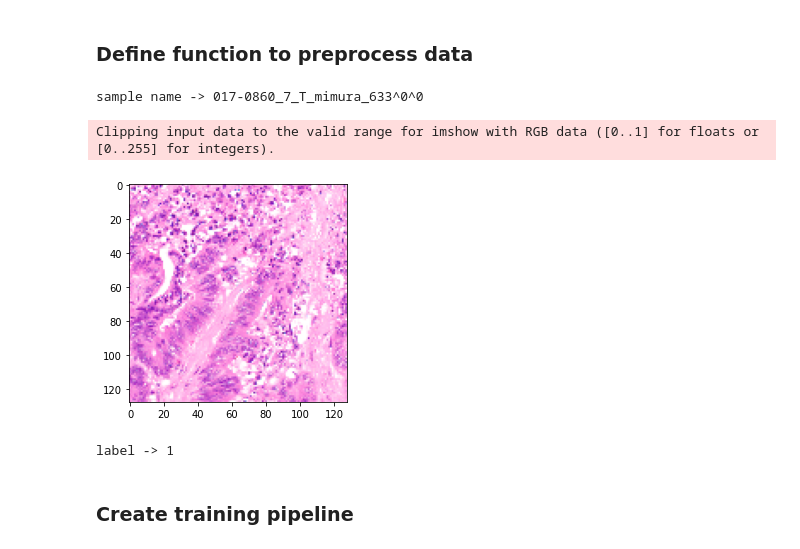
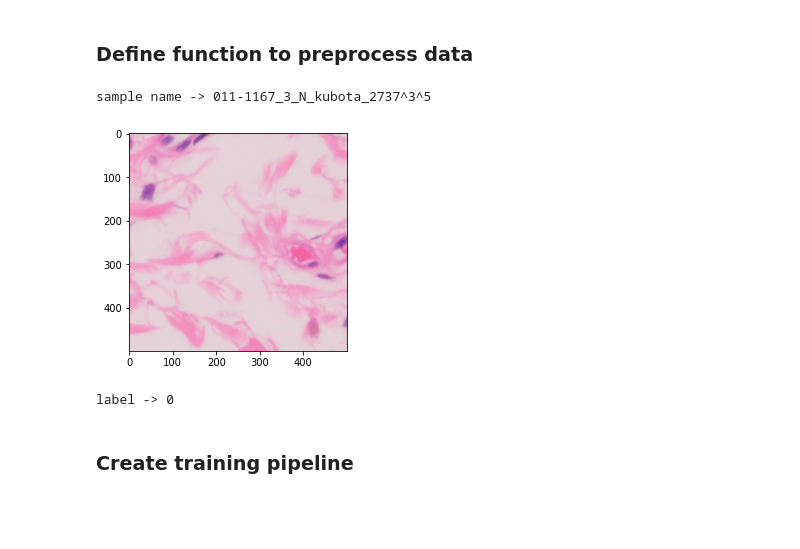
Before and after one commit to yutatanamoto/colorectal-cancer-pathological-diagnosis, a Jupyter notebook: notebooks/devide-image-finetune-vgg.ipynb, the cells around one changed output. Saved outputs shown, nothing was run; the diff lists cells and outputs as text; code cells hidden in the pictures; blank space fills up the shorter version.

Commit message:
:beers: change dataset source format drastically
change dataset source format drastically to achieve split image inside flow of dataset pipeline

```diff
--- a/notebooks/devide-image-finetune-vgg.ipynb
+++ b/notebooks/devide-image-finetune-vgg.ipynb
@@ -23,17 +24,17 @@ from scipy.ndimage import gaussian_filter, map_coordinates
 # %% [markdown]
 ## Define global constants
 # %%
-image_dir = '../datasets/pathologocal_images_JPEG'
+image_dir = '../datasets/pathological_images_JPEG'
 label_dir = '../datasets/ndarray_labels'
 image_ext = '.jpg'
 label_ext = '.npy'
-num_partitions_on_each_site = 4
+num_partitions_on_each_site = 10
 connection_symbol = '^'
-model_input_shape = np.array([128, 128, 3])
-batch_size = 32
+model_input_shape = np.array([500, 500, 3])
+batch_size = 16
 random_seed = 0
 validation_ratio = 0.2
-num_epochs = 20
+num_epochs = 200
 # %% [markdown]
 ## Load sample name list
 # %%
@@ -54,17 +55,17 @@ training_sample_names, validation_sample_names = train_test_split(
 # %% [markdown]
 ## Add suffix that represent position of partition to sample name
 # %%
-training_sample_name_with_partition_indices = []
-for sample_name in training_sample_names[:10]:
-    training_sample_name_with_partition_indices += list(itertools.chain.from_iterable([[sample_name+connection_symbol+str(i)+connection_symbol+str(j) for j in range(num_partitions_on_each_site)] for i in range(num_partitions_on_each_site)]))
-training_sample_name_with_partition_indices
+# training_sample_name_with_partition_indices = []
+# for sample_name in training_sample_names:
+#     training_sample_name_with_partition_indices += list(itertools.chain.from_iterable([[sample_name+connection_symbol+str(i)+connection_symbol+str(j) for j in range(num_partitions_on_each_site)] for i in range(num_partitions_on_each_site)]))
+# training_sample_name_with_partition_indices
 
-validation_sample_name_with_partition_indices = []
-for sample_name in validation_sample_names[:4]:
-    validation_sample_name_with_partition_indices += list(itertools.chain.from_iterable([[sample_name+connection_symbol+str(i)+connection_symbol+str(j) for j in range(num_partitions_on_each_site)] for i in range(num_partitions_on_each_site)]))
+# validation_sample_name_with_partition_indices = []
+# for sample_name in validation_sample_names:
+#     validation_sample_name_with_partition_indices += list(itertools.chain.from_iterable([[sample_name+connection_symbol+str(i)+connection_symbol+str(j) for j in range(num_partitions_on_each_site)] for i in range(num_partitions_on_each_site)]))
 
-test_sample_name_with_partition_indices = []
-for sample_name in validation_sample_names[:4]:
-    test_sample_name_with_partition_indices += list(itertools.chain.from_iterable([[sample_name+connection_symbol+str(i)+connection_symbol+str(j) for j in range(num_partitions_on_each_site)] for i in range(num_partitions_on_each_site)]))
+# test_sample_name_with_partition_indices = []
+# for sample_name in validation_sample_names:
+#     test_sample_name_with_partition_indices += list(itertools.chain.from_iterable([[sample_name+connection_symbol+str(i)+connection_symbol+str(j) for j in range(num_partitions_on_each_site)] for i in range(num_partitions_on_each_site)]))
 
-print(len(training_sample_name_with_partition_indices), len(validation_sample_name_with_partition_indices), len(test_sample_name_with_partition_indices))
+# print(len(training_sample_name_with_partition_indices), len(validation_sample_name_with_partition_indices), len(test_sample_name_with_partition_indices))
@@ -90,40 +158,43 @@ def load_and_preprocess_image(sample_name_with_partition_indices):
     image_path = image_dir + '/' + sample_name + image_ext
     raw_image = tf.io.read_file(image_path)
     image_tensor = tf.image.decode_jpeg(raw_image)
-    image_tensor = tf.image.resize(image_tensor, num_partitions_on_each_site*model_input_shape[:2])
+    image_tensor = tf.image.resize(
+        image_tensor,
+        num_partitions_on_each_site*model_input_shape[:2],
+        method='nearest'
+    )
     image_tensor = image_tensor[
         row_index*model_input_shape[0]:(row_index+1)*model_input_shape[0],
         column_index*model_input_shape[1]:(column_index+1)*model_input_shape[1],
         :
     ]
-    image_tensor /= 255.0
+    image_tensor /= 255
     image_tensor = tf.image.random_flip_left_right(image_tensor, seed=None)
     image_tensor = tf.image.random_flip_up_down(image_tensor, seed=None)
     image_tensor = tf.image.random_brightness(image_tensor, brightness_max_delta)
     label_array_path = label_dir + '/' + sample_name + label_ext
     label_tensor = tf.py_function(func=load_label_array, inp=[label_array_path], Tout=tf.uint8)
     label_tensor = label_tensor[ ..., tf.newaxis]
     label_tensor.set_shape([630,630,1])
     label_tensor = tf.image.resize(label_tensor, num_partitions_on_each_site*model_input_shape[:2])[...,0]
     label_tensor = tf.slice(
         label_tensor,
         [row_index*model_input_shape[0], column_index*model_input_shape[1]],
         model_input_shape[:2]
     )
     label = tf.cast(tf.math.reduce_sum(tf.cast(label_tensor==2, tf.int32))>0, tf.int32)
     return image_tensor, label
 
 sample_name_with_partition_index = training_sample_name_with_partition_indices[0]
 print('sample name -> {}'.format(sample_name_with_partition_index))
 preprocessed_image_tensor, label = load_and_preprocess_image(sample_name_with_partition_index)
 plt.imshow(preprocessed_image_tensor)
 plt.show()
 print('label -> {}'.format(label))
 # %% [output]
-sample name -> 017-0860_7_T_mimura_633^0^0
+sample name -> 011-1167_3_N_kubota_2737^3^5
+[figure, new version]
-Clipping input data to the valid range for imshow with RGB data ([0..1] for floats or [0..255] for integers).
+label -> 0
-[figure, old version]
-label -> 1
 # %% [markdown]
 ### Create training pipeline
 # %%
```
Also changed, not shown: parts of 10 cells of this notebook.
